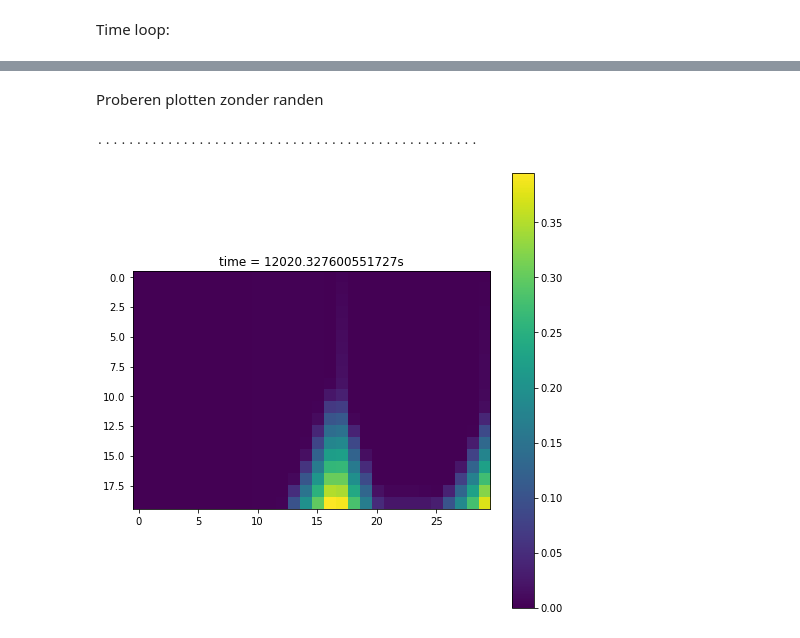
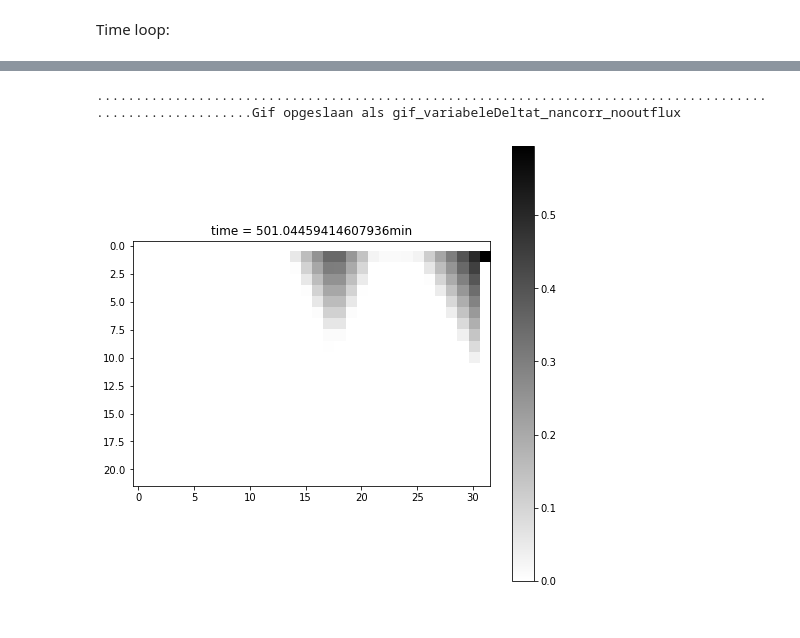
Before and after one commit to olivierbonte/Project_Spatio_Temporele_2, a Jupyter notebook: main_Hannah_exp_Oli.ipynb, the cells around one changed output, grey strips where cells are left out. Cells and saved outputs as stored; diff of their text form; code cells hidden in the pictures.

```diff
--- a/main_Hannah_exp_Oli.ipynb
+++ b/main_Hannah_exp_Oli.ipynb
@@ -218,10 +220,10 @@ Time loop:
 # %%
 # Parameters definiëren
 Acell = deltax*deltay
-tend = 200*60
+tend = 500*60
 rain = 20/(1000*3600) #regenval in m/s
 duration = 3600
-theta = 0.7 #relaxatieparameter (gekalibreerd)
+theta = 0.7 #relaxatieparameter (gekalibreerd). Wanneer dit op 1 heeft dit effectief enkel effect op de m
 
 # Initialisatie
 deltat = 10*60
@@ -279,7 +281,7 @@ t = t + deltat
 t_list.append(t)
 
 depths_imag_new = np.copy(depths_imag) + theta*np.sum(fluxes_imag,axis=0)/Acell
-depths_imag_new[-2,-1] = 0 #uitstroomcel legen
+#depths_imag_new[-2,-1] = 0 #uitstroomcel legen
 # Regenval toevoegen aan waterdiepte
 if t < duration: #alleen in het eerste uur
     depths_imag_new[1:-1,1:-1] = depths_imag_new[1:-1,1:-1] + rain*deltat
@@ -328,9 +330,11 @@ while t < tend:
     # Globale tijdstap updaten
     if not(np.isnan(np.max(vjmax_list))): #CORRIGEER VOOR DE NAN DIE OPTREED
         deltat = deltax/np.max(vjmax_list)
-    print(deltat)
+    #print(deltat)
     t = t + deltat
     t_list.append(t)
+    if t % 1000 < 10:
+        print(t)
 
     depths_imag_new = np.copy(depths_imag) + theta*np.sum(fluxes_imag,axis=0)/Acell
     #depths_imag_new[-2,-1] = 0 #uitstroomcel legen. Even niet doen voor vergl
@@ -423,34 +351,25 @@ anim.save('gif_variabeleDeltat_nancorr_nooutflux.gif', writer= 'pillow', fps=fps
-# %% [markdown]
-Proberen plotten zonder randen
-# %%
-depths_list_bis = []
-for i in range(len(depths_list)):
-    bisframe = depths_list[i][1:-1,1:-1]
-    depths_list_bis.append(bisframe)
-#probeer te plotten zonder de randen
-fps = 3
-#nSeconds = 5
-# First set up the figure, the axis, and the plot element we want to animate
-#fig = plt.figure( figsize=(8,8) )
-fig, ax = plt.subplots(figsize = (8,8))
-
-
-a = depths_list_bis[0]
-im = plt.imshow(a, interpolation='none', vmin=0, vmax=np.max(depths_list_bis[:]))
-plt.colorbar(im)
-
-
-def animate_func(i):
-    if i % fps == 0:
-        print( '.', end ='' )
-
-    im.set_array(depths_list_bis[i])
-    ax.set_title('time = '+str(t_list[i]) + 's')
-
-    return [im]
-
-anim = animation.FuncAnimation(fig, animate_func, frames = len(depths_list), interval = 1000 / fps) # in ms)
-anim.save('gif_variabeleDeltat_nancorr_nooutflux_noedge.gif', writer= 'pillow', fps=fps)# extra_args=['-vcodec', 'libx264'])
-# %% [output]
-.................................................
-[figure, removed]
+# %%
+def gif_maken_bis(layers, tijdstappen, fps, naam_file):
+    fig, ax = plt.subplots(figsize = (8,8))
+    a = layers[0]
+    im = plt.imshow(np.flipud(a), interpolation='none', vmin=0, vmax=np.max(depths_list[:]), cmap = 'binary')
+    plt.colorbar(im)
+
+
+    def animate_func(i):
+        if i % fps == 0:
+            print( '.', end ='' )
+
+        im.set_array(np.flipud(layers[i]))
+        ax.set_title('time = '+str(tijdstappen[i]/60) + 'min')
+
+        return [im]
+
+    anim = animation.FuncAnimation(fig, animate_func, frames = len(layers), interval = 1000 / fps) # in ms)
+    anim.save(naam_file+'.gif', writer= 'pillow', fps=fps)# extra_args=['-vcodec', 'libx264'])
+    print("Gif opgeslaan als "+naam_file)
+# %%
+gif_maken_bis(depths_list, t_list, 4, 'gif_variabeleDeltat_nancorr_nooutflux')
+# %% [output]
+..........................................................................................................Gif opgeslaan als gif_variabeleDeltat_nancorr_nooutflux
+[figure, added]
```
Also changed, not shown: parts of 18 cells of this notebook, 15 other files.
